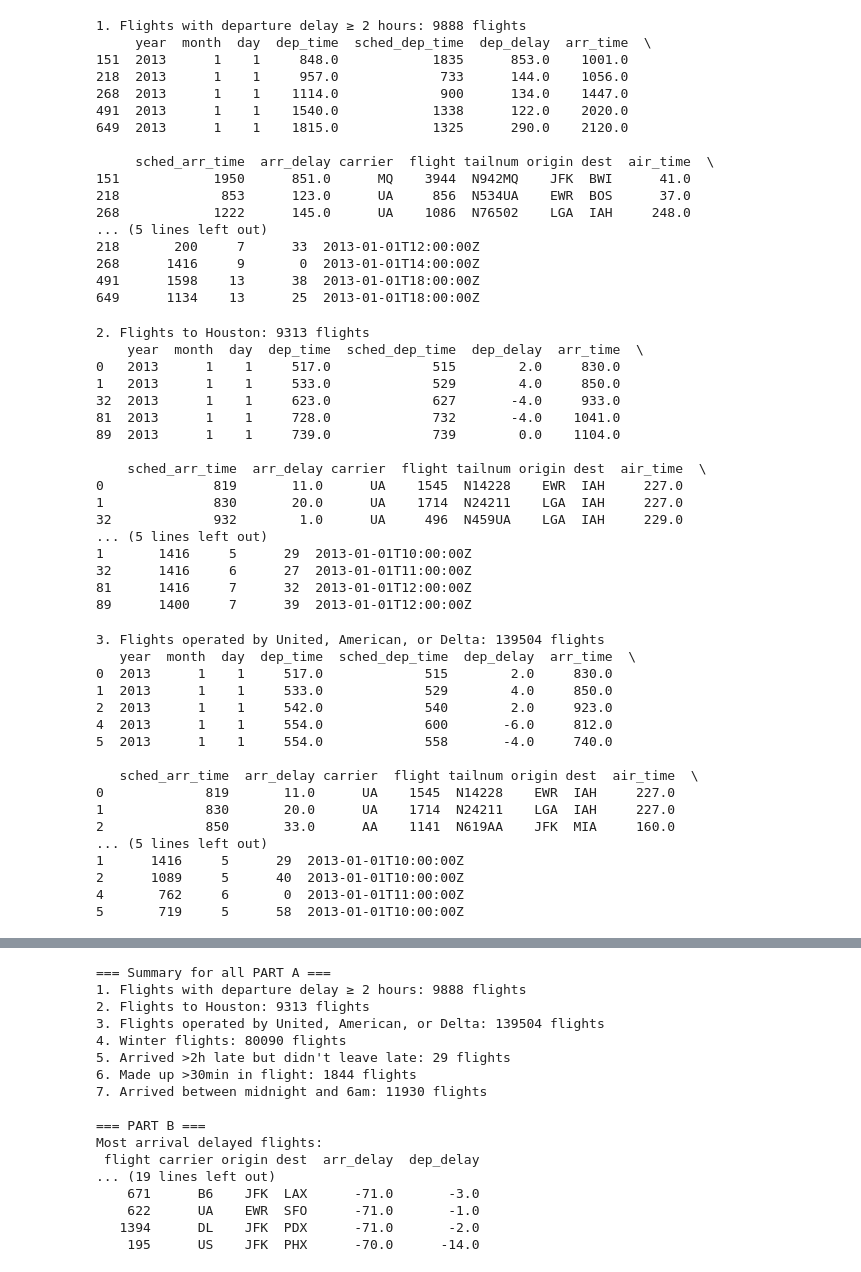
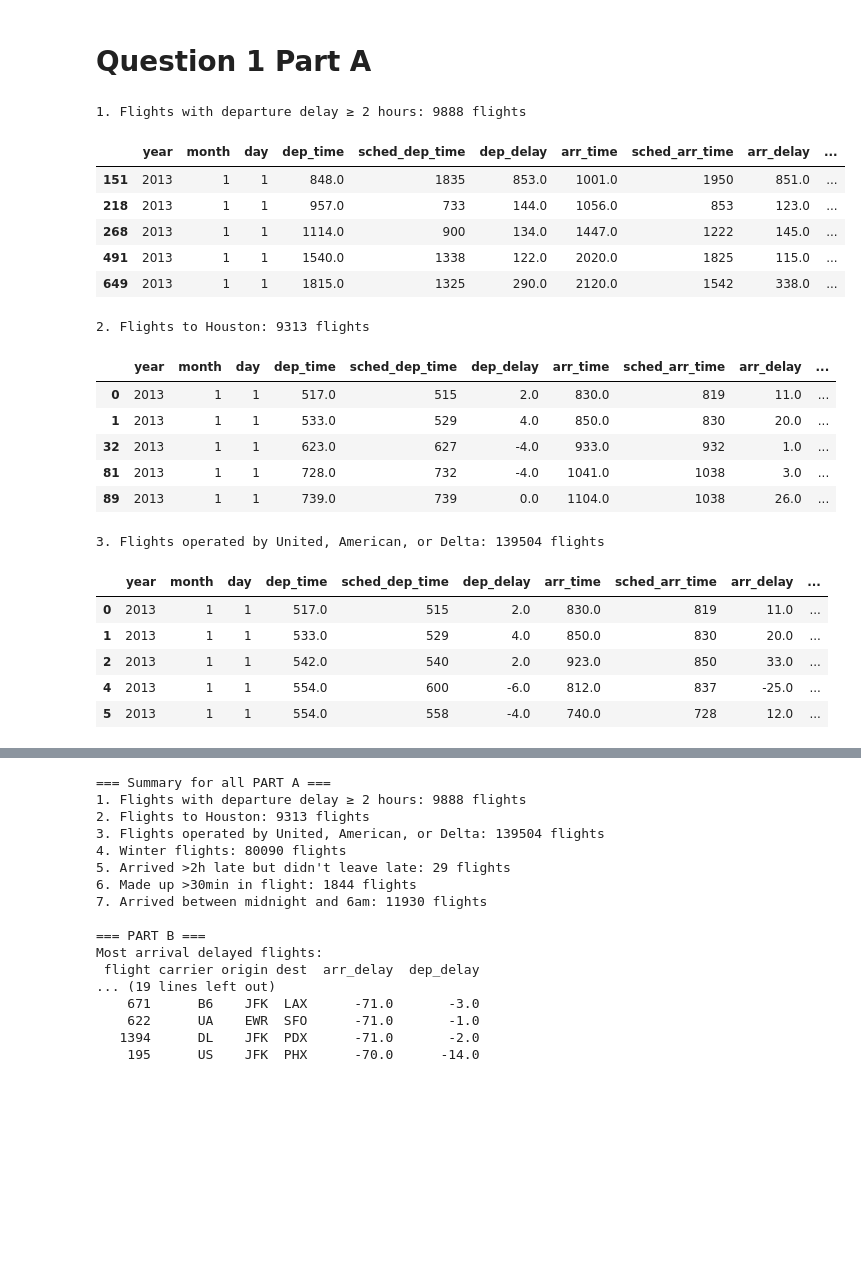
Before and after one commit to KevinCheung830/S5106_hw3, a Jupyter notebook: HW3.ipynb, the cells around one changed output, grey strips where cells are left out. Saved outputs shown, nothing was run; the diff lists cells and outputs as text; code cells hidden in the pictures; blank space fills up the shorter version.

```diff
--- a/HW3.ipynb
+++ b/HW3.ipynb
@@ -1,3 +5,5 @@
+# %% [markdown]
+# Question 1 Part A
 # %%
 import pandas as pd
 import numpy as np
@@ -7,72 +15,42 @@ df_flight = flights
 # %%
 # 1. Departure delay of two or more hours
 result_a1 = df_flight[df_flight['dep_delay'] >= 120]
 print(f"1. Flights with departure delay ≥ 2 hours: {len(result_a1)} flights")
-print(result_a1.head())
+result_a1.head()
 # %% [output]
 1. Flights with departure delay ≥ 2 hours: 9888 flights
-     year  month  day  dep_time  sched_dep_time  dep_delay  arr_time  \
-151  2013      1    1     848.0            1835      853.0    1001.0
-218  2013      1    1     957.0             733      144.0    1056.0
-268  2013      1    1    1114.0             900      134.0    1447.0
-491  2013      1    1    1540.0            1338      122.0    2020.0
-649  2013      1    1    1815.0            1325      290.0    2120.0
-
-     sched_arr_time  arr_delay carrier  flight tailnum origin dest  air_time  \
-151            1950      851.0      MQ    3944  N942MQ    JFK  BWI      41.0
-218             853      123.0      UA     856  N534UA    EWR  BOS      37.0
-268            1222      145.0      UA    1086  N76502    LGA  IAH     248.0
-... (5 lines left out)
-218       200     7      33  2013-01-01T12:00:00Z
-268      1416     9       0  2013-01-01T14:00:00Z
-491      1598    13      38  2013-01-01T18:00:00Z
-649      1134    13      25  2013-01-01T18:00:00Z
+|  | year | month | day | dep_time | sched_dep_time | dep_delay | arr_time | sched_arr_time | arr_delay | ... |
+| 151 | 2013 | 1 | 1 | 848.0 | 1835 | 853.0 | 1001.0 | 1950 | 851.0 | ... |
+| 218 | 2013 | 1 | 1 | 957.0 | 733 | 144.0 | 1056.0 | 853 | 123.0 | ... |
+| 268 | 2013 | 1 | 1 | 1114.0 | 900 | 134.0 | 1447.0 | 1222 | 145.0 | ... |
+| 491 | 2013 | 1 | 1 | 1540.0 | 1338 | 122.0 | 2020.0 | 1825 | 115.0 | ... |
+| 649 | 2013 | 1 | 1 | 1815.0 | 1325 | 290.0 | 2120.0 | 1542 | 338.0 | ... |
 # %%
 # 2. Flew to Houston
 result_a2 = df_flight[df_flight['dest'].isin(['IAH', 'HOU'])]
 print(f"2. Flights to Houston: {len(result_a2)} flights")
-print(result_a2.head())
+result_a2.head()
 # %% [output]
 2. Flights to Houston: 9313 flights
-    year  month  day  dep_time  sched_dep_time  dep_delay  arr_time  \
-0   2013      1    1     517.0             515        2.0     830.0
-1   2013      1    1     533.0             529        4.0     850.0
-32  2013      1    1     623.0             627       -4.0     933.0
-81  2013      1    1     728.0             732       -4.0    1041.0
-89  2013      1    1     739.0             739        0.0    1104.0
-
-    sched_arr_time  arr_delay carrier  flight tailnum origin dest  air_time  \
-0              819       11.0      UA    1545  N14228    EWR  IAH     227.0
-1              830       20.0      UA    1714  N24211    LGA  IAH     227.0
-32             932        1.0      UA     496  N459UA    LGA  IAH     229.0
-... (5 lines left out)
-1       1416     5      29  2013-01-01T10:00:00Z
-32      1416     6      27  2013-01-01T11:00:00Z
-81      1416     7      32  2013-01-01T12:00:00Z
-89      1400     7      39  2013-01-01T12:00:00Z
+|  | year | month | day | dep_time | sched_dep_time | dep_delay | arr_time | sched_arr_time | arr_delay | ... |
+| 0 | 2013 | 1 | 1 | 517.0 | 515 | 2.0 | 830.0 | 819 | 11.0 | ... |
+| 1 | 2013 | 1 | 1 | 533.0 | 529 | 4.0 | 850.0 | 830 | 20.0 | ... |
+| 32 | 2013 | 1 | 1 | 623.0 | 627 | -4.0 | 933.0 | 932 | 1.0 | ... |
+| 81 | 2013 | 1 | 1 | 728.0 | 732 | -4.0 | 1041.0 | 1038 | 3.0 | ... |
+| 89 | 2013 | 1 | 1 | 739.0 | 739 | 0.0 | 1104.0 | 1038 | 26.0 | ... |
 # %%
 # 3. United, American, or Delta
 result_a3 = df_flight[df_flight['carrier'].isin(['UA', 'AA', 'DL'])]
 print(f"3. Flights operated by United, American, or Delta: {len(result_a3)} flights")
-print(result_a3.head())
+result_a3.head()
 # %% [output]
 3. Flights operated by United, American, or Delta: 139504 flights
-   year  month  day  dep_time  sched_dep_time  dep_delay  arr_time  \
-0  2013      1    1     517.0             515        2.0     830.0
-1  2013      1    1     533.0             529        4.0     850.0
-2  2013      1    1     542.0             540        2.0     923.0
-4  2013      1    1     554.0             600       -6.0     812.0
-5  2013      1    1     554.0             558       -4.0     740.0
-
-   sched_arr_time  arr_delay carrier  flight tailnum origin dest  air_time  \
-0             819       11.0      UA    1545  N14228    EWR  IAH     227.0
-1             830       20.0      UA    1714  N24211    LGA  IAH     227.0
-2             850       33.0      AA    1141  N619AA    JFK  MIA     160.0
-... (5 lines left out)
-1      1416     5      29  2013-01-01T10:00:00Z
-2      1089     5      40  2013-01-01T10:00:00Z
-4       762     6       0  2013-01-01T11:00:00Z
-5       719     5      58  2013-01-01T10:00:00Z
+|  | year | month | day | dep_time | sched_dep_time | dep_delay | arr_time | sched_arr_time | arr_delay | ... |
+| 0 | 2013 | 1 | 1 | 517.0 | 515 | 2.0 | 830.0 | 819 | 11.0 | ... |
+| 1 | 2013 | 1 | 1 | 533.0 | 529 | 4.0 | 850.0 | 830 | 20.0 | ... |
+| 2 | 2013 | 1 | 1 | 542.0 | 540 | 2.0 | 923.0 | 850 | 33.0 | ... |
+| 4 | 2013 | 1 | 1 | 554.0 | 600 | -6.0 | 812.0 | 837 | -25.0 | ... |
+| 5 | 2013 | 1 | 1 | 554.0 | 558 | -4.0 | 740.0 | 728 | 12.0 | ... |
 # %%
 # 4. Winter flights
 result_a4 = df_flight[df_flight['month'].isin([12, 1, 2])]
```
Also changed, not shown: parts of 29 cells of this notebook, 2 other files.
